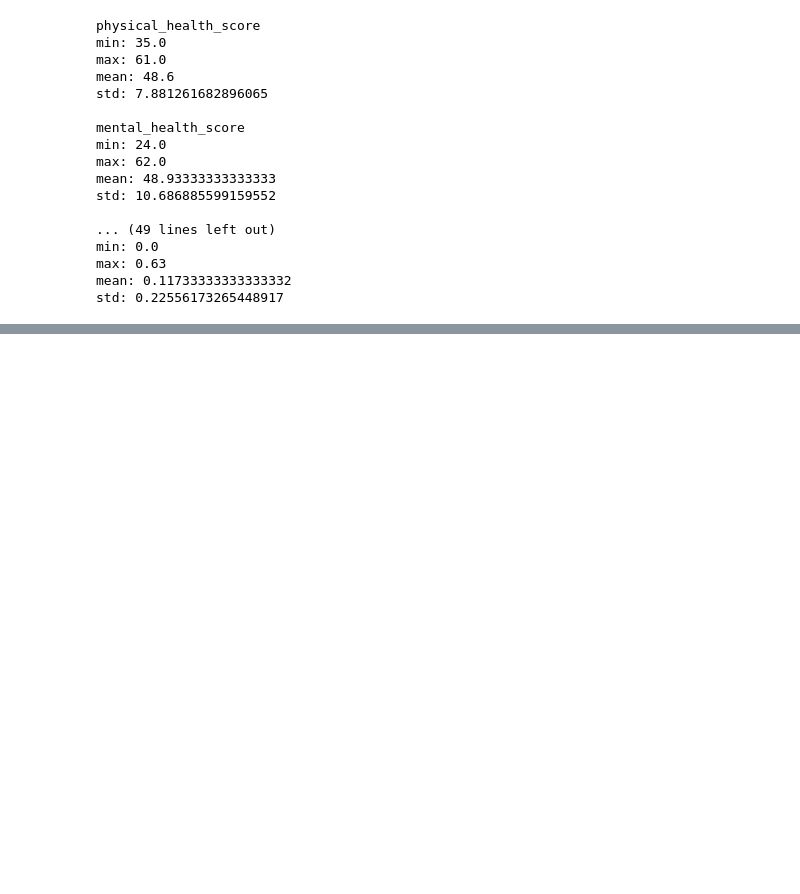
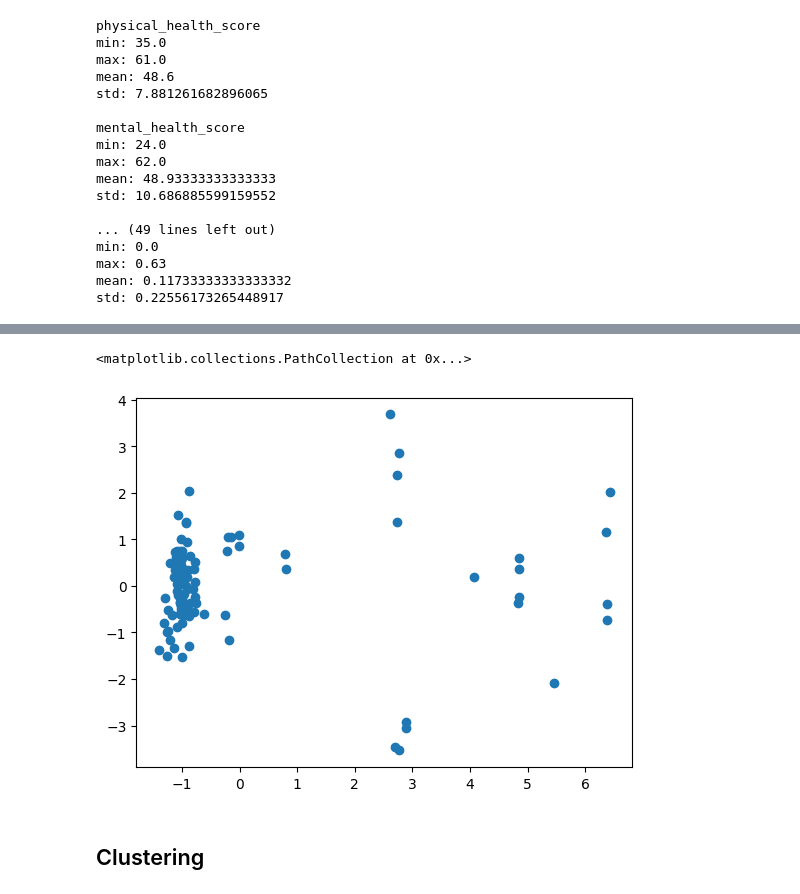
Before and after one commit to g-lago8/CHL-Project, a Jupyter notebook: notebooks/questionnaires_scores.ipynb, the cells around one changed output, grey strips where cells are left out. Drawn from its saved outputs; the diff is of its cells as text; code cells hidden in the pictures; blank space fills up the shorter version.

```diff
--- a/notebooks/questionnaires_scores.ipynb
+++ b/notebooks/questionnaires_scores.ipynb
@@ -460,0 +461,4 @@ std: 0.22556173265448917
+# %%
+# encode sex columns
+
+df = pd.get_dummies(df, columns=['sex'])
@@ -460,0 +479,5 @@ std: 0.22556173265448917
+# %%
+cols_for_clustering = ['bmi', 'RMSD_A1', 'RMSD_all_A1', 'Alignment_A1', 'RMSD_A2', 'RMSD_all_A2', 'Alignment_A2', 'age']
+# %%
+df_clustering = df[cols_for_clustering]
+df_clustering.head()
@@ -460,0 +524,9 @@ std: 0.22556173265448917
+# %%
+# scaling and pca
+from sklearn.preprocessing import StandardScaler
+from sklearn.decomposition import PCA
+
+scaler = StandardScaler()
+
+df_clustering_ss = scaler.fit_transform(df_clustering)
+df_clustering_ss = pd.DataFrame(df_clustering_ss, columns=cols_for_clustering)
@@ -460,0 +542,10 @@ std: 0.22556173265448917
+# %%
+pca = PCA(n_components=2)
+df_clustering_pca = pca.fit_transform(df_clustering_ss)
+
+plt.scatter(df_clustering_pca[:, 0], df_clustering_pca[:, 1])
+# %% [output]
+<matplotlib.collections.PathCollection at 0x...>
+[figure, added]
+# %% [markdown]
+## Clustering
```
Also changed, not shown: parts of 32 cells of this notebook.
